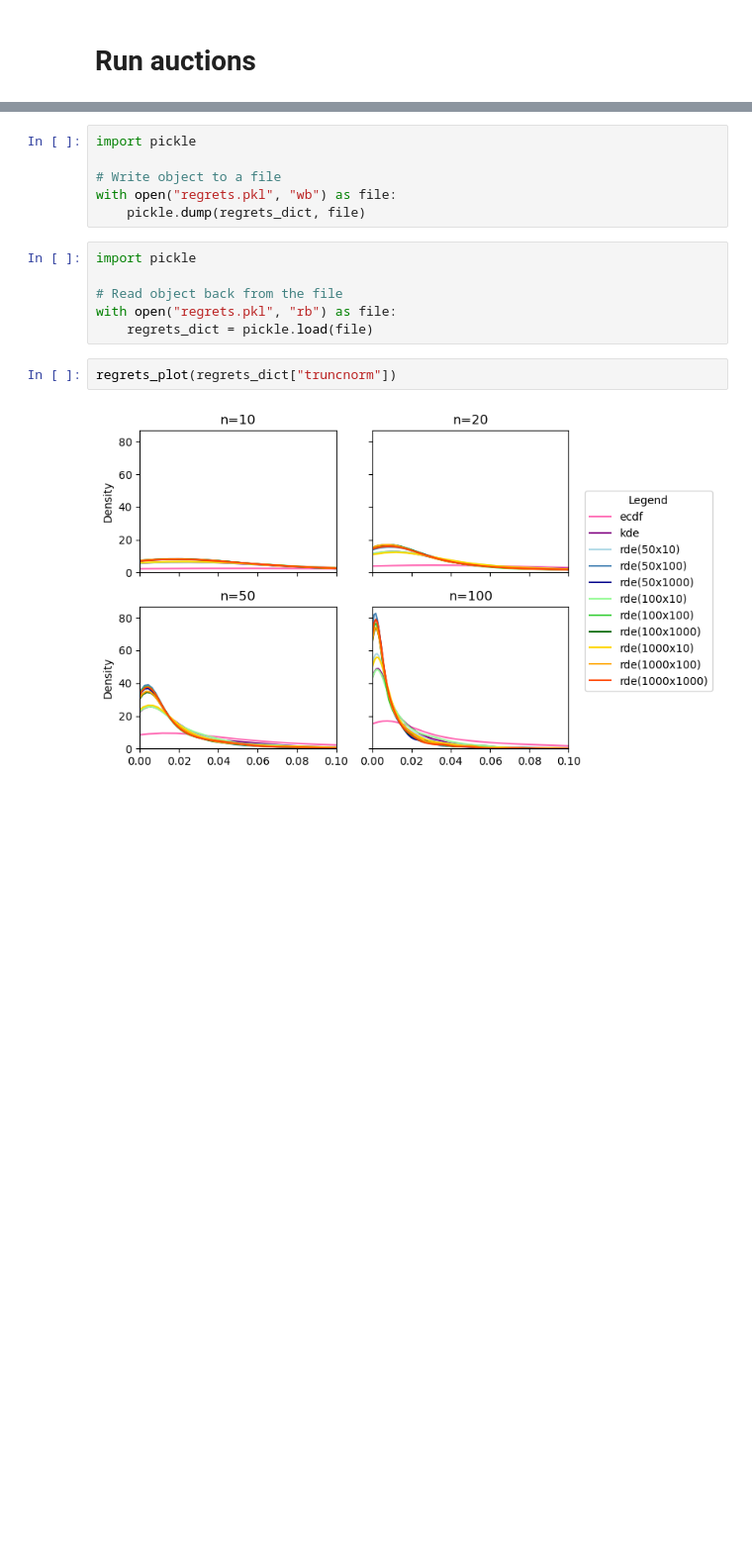
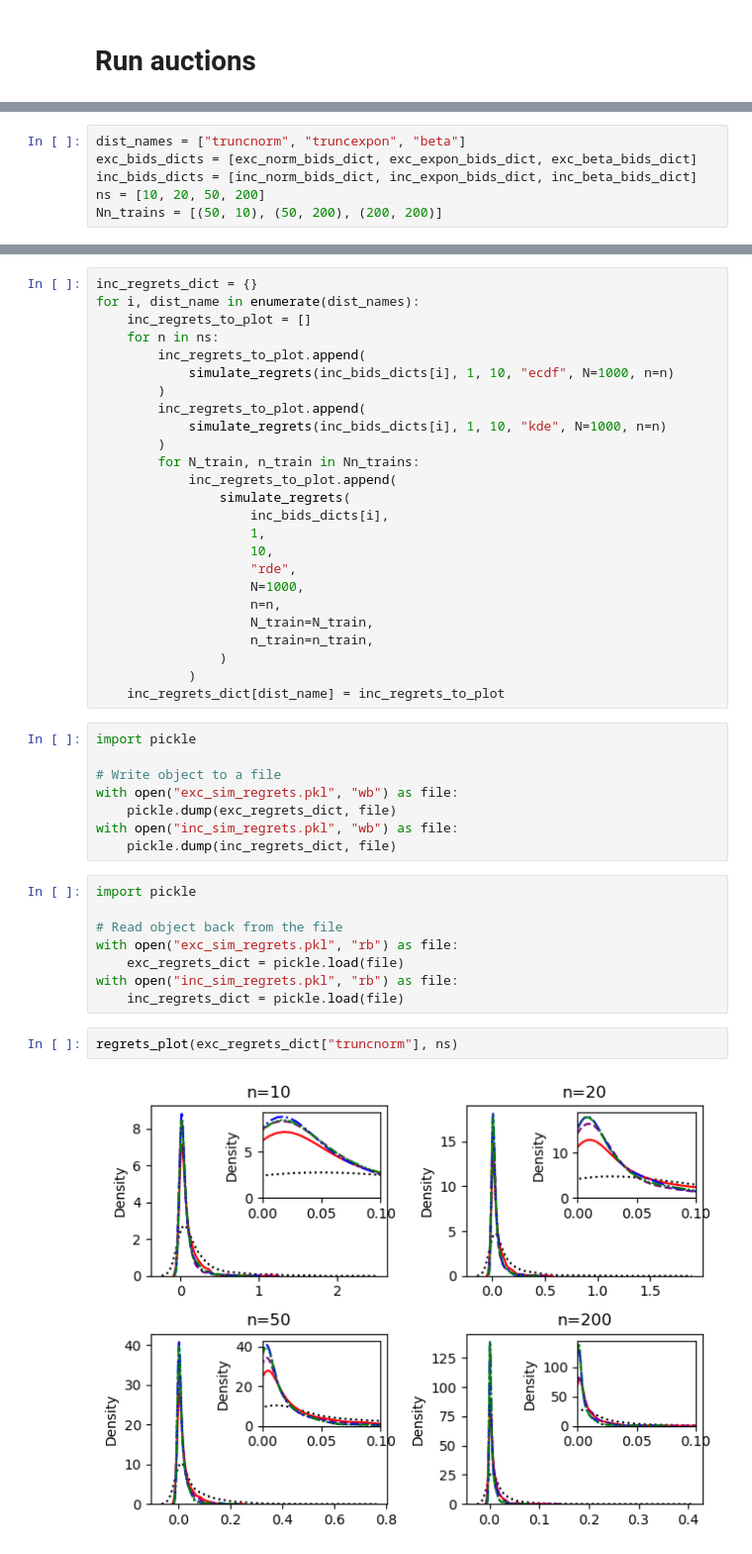
Before and after one commit to yingqi-gao/MAPP, a Jupyter notebook: simulations.ipynb, the cells around one changed output, grey strips where cells are left out. Shown at 99% size. Drawn from its saved outputs; the diff is of its cells as text; blank space fills up the shorter version.

Commit message:
Finished with regret plots.

```diff
--- a/simulations.ipynb
+++ b/simulations.ipynb
@@ -59 +68,7 @@ n_trains = [10, 100, 1000]
+# %%
+dist_names = ["truncnorm", "truncexpon", "beta"]
+exc_bids_dicts = [exc_norm_bids_dict, exc_expon_bids_dict, exc_beta_bids_dict]
+inc_bids_dicts = [inc_norm_bids_dict, inc_expon_bids_dict, inc_beta_bids_dict]
+ns = [10, 20, 50, 200]
+Nn_trains = [(50, 10), (50, 200), (200, 200)]
 # %%
@@ -85,16 +99,45 @@ for i, dist_name in enumerate(dist_names):
+# %%
+inc_regrets_dict = {}
+for i, dist_name in enumerate(dist_names):
+    inc_regrets_to_plot = []
+    for n in ns:
+        inc_regrets_to_plot.append(
+            simulate_regrets(inc_bids_dicts[i], 1, 10, "ecdf", N=1000, n=n)
+        )
+        inc_regrets_to_plot.append(
+            simulate_regrets(inc_bids_dicts[i], 1, 10, "kde", N=1000, n=n)
+        )
+        for N_train, n_train in Nn_trains:
+            inc_regrets_to_plot.append(
+                simulate_regrets(
+                    inc_bids_dicts[i],
+                    1,
+                    10,
+                    "rde",
+                    N=1000,
+                    n=n,
+                    N_train=N_train,
+                    n_train=n_train,
+                )
+            )
+    inc_regrets_dict[dist_name] = inc_regrets_to_plot
 # %%
 import pickle
 
 # Write object to a file
-with open("regrets.pkl", "wb") as file:
-    pickle.dump(regrets_dict, file)
+with open("exc_sim_regrets.pkl", "wb") as file:
+    pickle.dump(exc_regrets_dict, file)
+with open("inc_sim_regrets.pkl", "wb") as file:
+    pickle.dump(inc_regrets_dict, file)
 # %%
 import pickle
 
 # Read object back from the file
-with open("regrets.pkl", "rb") as file:
-    regrets_dict = pickle.load(file)
+with open("exc_sim_regrets.pkl", "rb") as file:
+    exc_regrets_dict = pickle.load(file)
+with open("inc_sim_regrets.pkl", "rb") as file:
+    inc_regrets_dict = pickle.load(file)
 # %%
-regrets_plot(regrets_dict["truncnorm"])
+regrets_plot(exc_regrets_dict["truncnorm"], ns)
 # %% [output]
-[figure, old version]
+[figure, new version]
```
Also changed, not shown: parts of 10 cells of this notebook, 4 other files.
